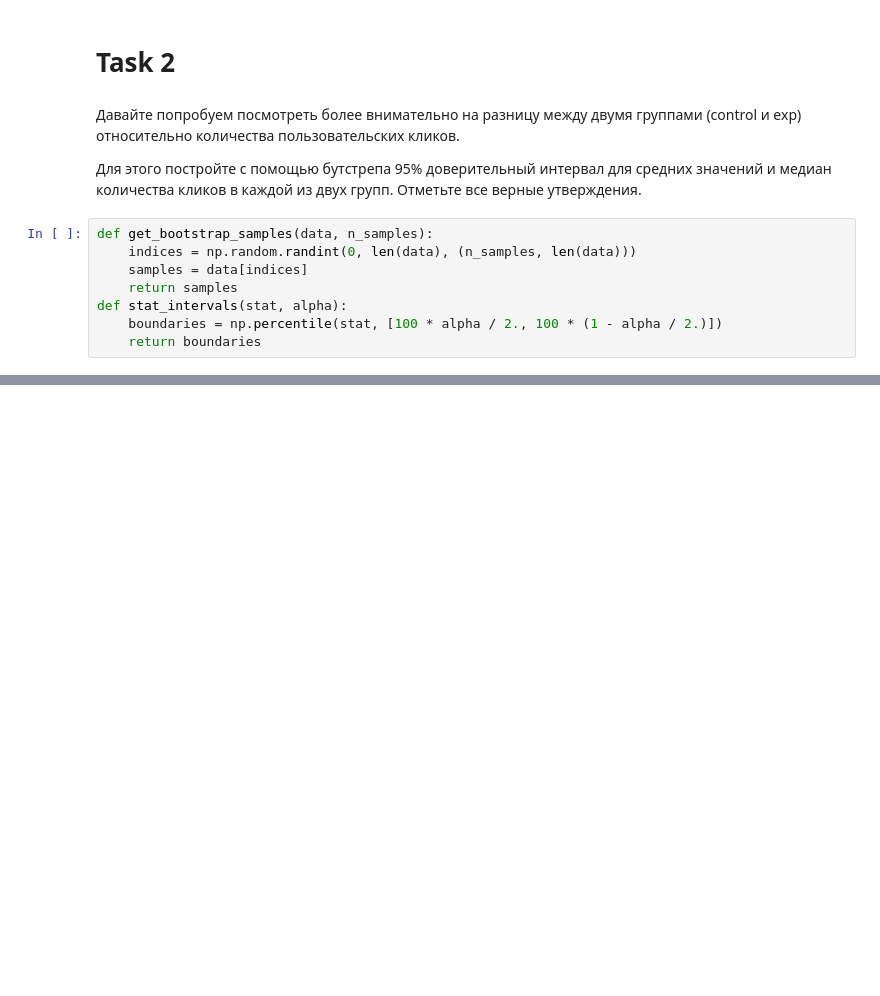
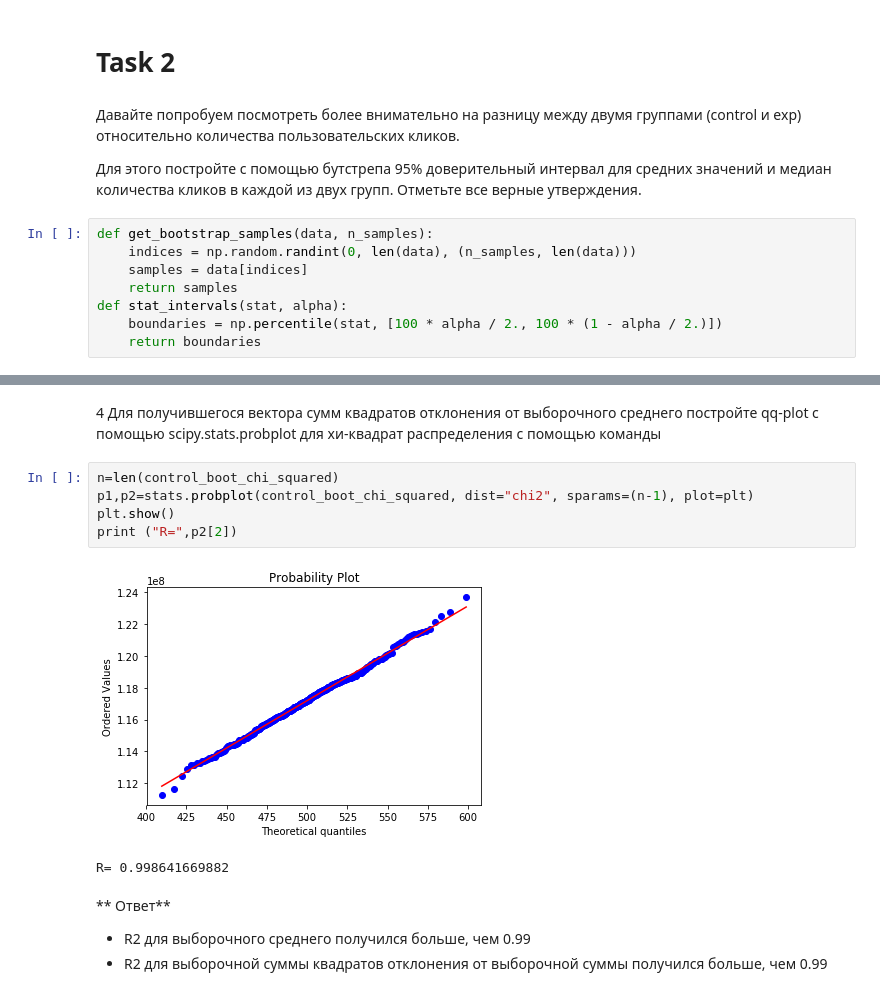
Before and after one commit to MiniGN/Coursera-machine-learning, a Jupyter notebook: course4/week4/Task3.ipynb, the cells around one changed output, grey strips where cells are left out. Drawn from its saved outputs; the diff is of its cells as text; blank space fills up the shorter version.

```diff
--- a/course4/week4/Task3.ipynb
+++ b/course4/week4/Task3.ipynb
@@ -57,0 +114,14 @@ ilec_median_scores = list(map(np.median, get_bootstrap_samples(exp_clics, 1000))
+# %% [markdown]
+4 Для получившегося вектора сумм квадратов отклонения от выборочного среднего постройте qq-plot с помощью scipy.stats.probplot для хи-квадрат распределения с помощью команды
+# %%
+n=len(control_boot_chi_squared)
+p1,p2=stats.probplot(control_boot_chi_squared, dist="chi2", sparams=(n-1), plot=plt)
+plt.show()
+print ("R=",p2[2])
+# %% [output]
+[figure, added]
+R= 0.998641669882
+# %% [markdown]
+** Ответ**
+* R2 для выборочного среднего получился больше, чем 0.99
+* R2 для выборочной суммы квадратов отклонения от выборочной суммы получился больше, чем 0.99
```
Also changed, not shown: parts of 25 cells of this notebook, 6 other files.
